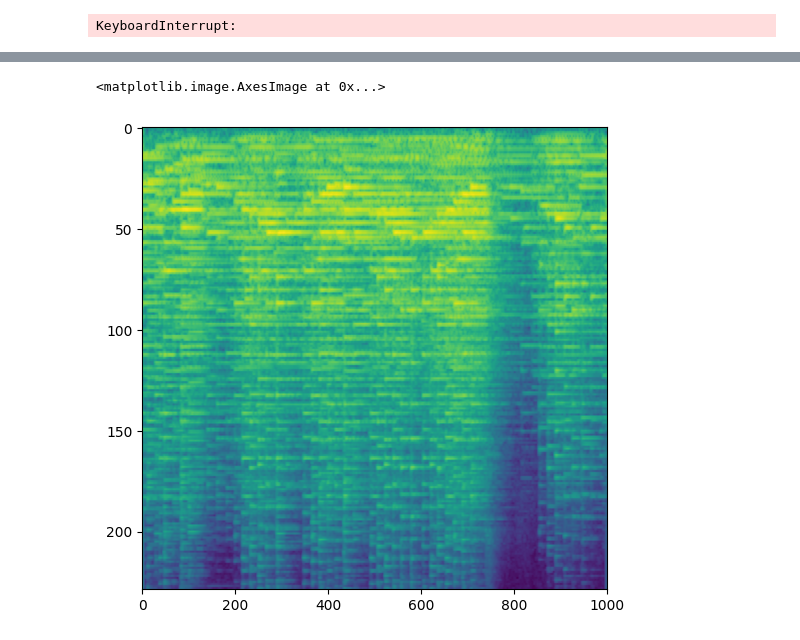
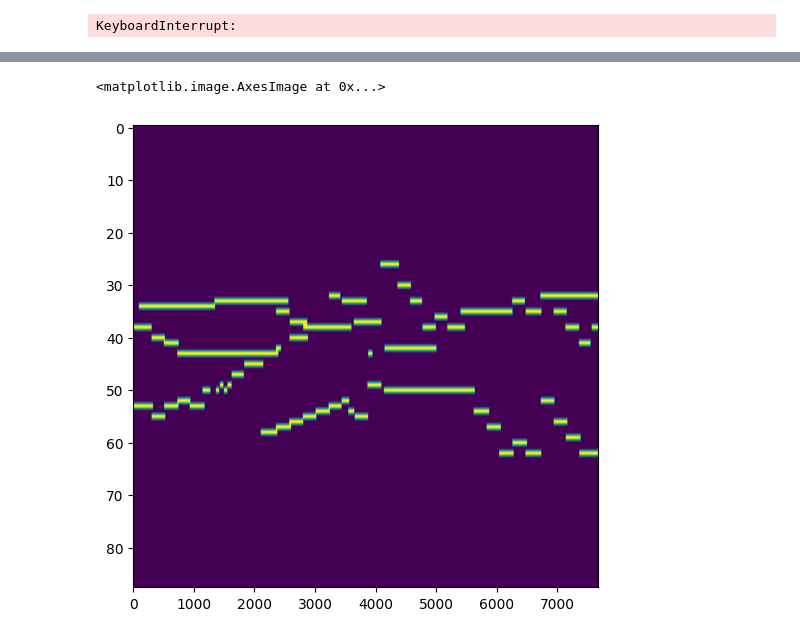
Before and after one commit to AlbyYuggle/NeuralMusicTranscription, a Jupyter notebook: parseMidi.ipynb, the cells around one changed output, grey strips where cells are left out. Drawn from its saved outputs; the diff is of its cells as text; code cells hidden in the pictures.

```diff
--- a/parseMidi.ipynb
+++ b/parseMidi.ipynb
@@ -289,9 +297,9 @@ mid/2006/MIDI-Unprocessed_07_R1_2006_01-04_ORIG_MID--AUDIO_07_R1_2006_04_Track04
 # %%
 
-fname = "mel/2006/MIDI-Unprocessed_07_R1_2006_01-04_ORIG_MID--AUDIO_07_R1_2006_04_Track04_wav_11.pt"
+fname = "mid/2017/MIDI-Unprocessed_041_PIANO041_MID--AUDIO-split_07-06-17_Piano-e_1-01_wav--1_2.pt"
 t = torch.load(fname).numpy()
 fig, ax = plt.subplots(figsize=(6,6))
 ax.imshow(t, aspect='auto')
 # %% [output]
 <matplotlib.image.AxesImage at 0x...>
-[figure, old version]
+[figure, new version]
```
Also changed, not shown: parts of 2 cells of this notebook, 1 other file.
